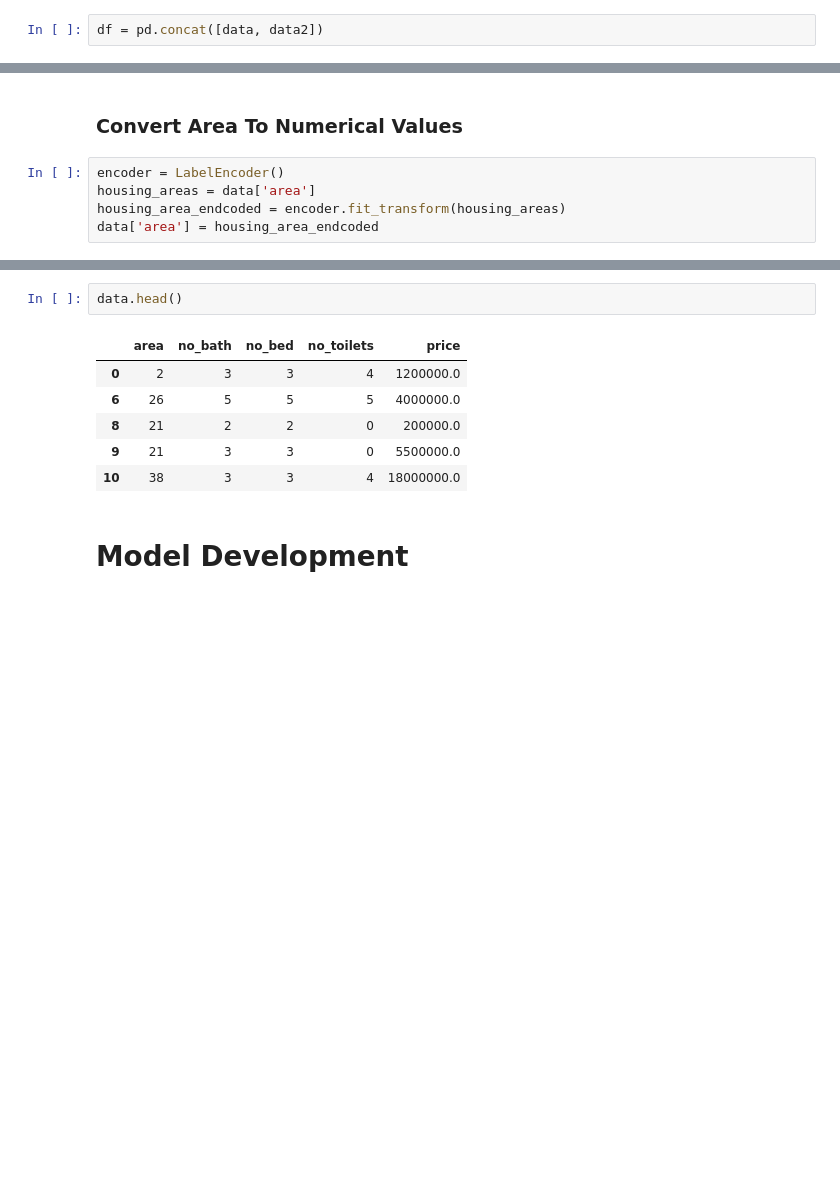
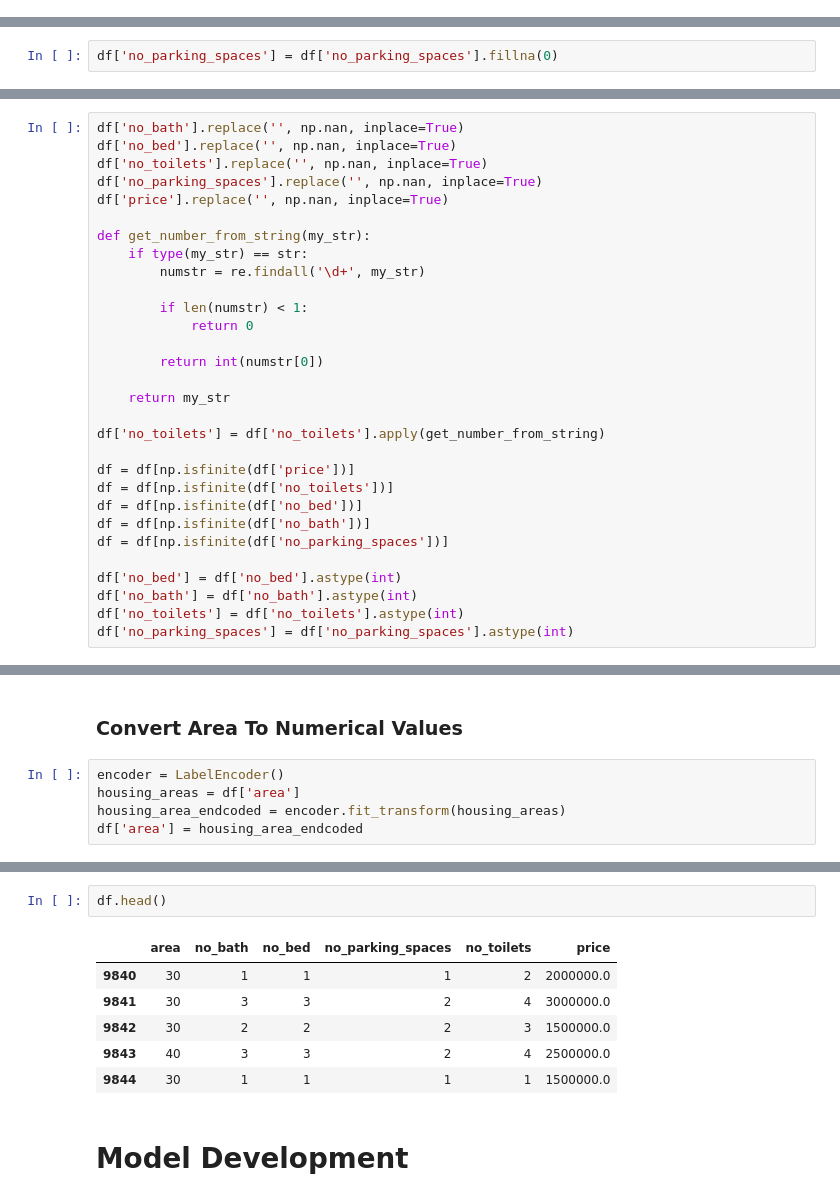
Before and after one commit to victorlenerd/lagos_housing, a Jupyter notebook: lagos_housing.ipynb, the cells around one changed output, grey strips where cells are left out. Cells and saved outputs as stored; diff of their text form; blank space fills up the shorter version.

```diff
--- a/lagos_housing.ipynb
+++ b/lagos_housing.ipynb
@@ -75,2 +53,0 @@ data2.tail()
-# %%
-df = pd.concat([data, data2])
@@ -179,0 +180,2 @@ data.describe()
+# %%
+df['no_parking_spaces'] = df['no_parking_spaces'].fillna(0)
@@ -179,0 +186,30 @@ data.describe()
+# %%
+df['no_bath'].replace('', np.nan, inplace=True)
+df['no_bed'].replace('', np.nan, inplace=True)
+df['no_toilets'].replace('', np.nan, inplace=True)
+df['no_parking_spaces'].replace('', np.nan, inplace=True)
+df['price'].replace('', np.nan, inplace=True)
+
+def get_number_from_string(my_str):
+    if type(my_str) == str:
+        numstr = re.findall('\d+', my_str)
+
+        if len(numstr) < 1:
+            return 0
+
+        return int(numstr[0])
+
+    return my_str
+
+df['no_toilets'] = df['no_toilets'].apply(get_number_from_string)
+
+df = df[np.isfinite(df['price'])]
+df = df[np.isfinite(df['no_toilets'])]
+df = df[np.isfinite(df['no_bed'])]
+df = df[np.isfinite(df['no_bath'])]
+df = df[np.isfinite(df['no_parking_spaces'])]
+
+df['no_bed'] = df['no_bed'].astype(int)
+df['no_bath'] = df['no_bath'].astype(int)
+df['no_toilets'] = df['no_toilets'].astype(int)
+df['no_parking_spaces'] = df['no_parking_spaces'].astype(int)
@@ -248,9 +332,9 @@ less_than_one_bed
 ### Convert Area To Numerical Values
 # %%
 encoder = LabelEncoder()
-housing_areas = data['area']
+housing_areas = df['area']
 housing_area_endcoded = encoder.fit_transform(housing_areas)
-data['area'] = housing_area_endcoded
+df['area'] = housing_area_endcoded
 # %%
 encoder.classes_
 # %% [output]
@@ -265,12 +349,12 @@ array([u'Abule Egba', u'Agege', u'Ajah', u'Ajaokuta', u'Alimosho',
 # %%
-data.head()
+df.head()
 # %% [output]
-|  | area | no_bath | no_bed | no_toilets | price |
-| 0 | 2 | 3 | 3 | 4 | 1200000.0 |
-| 6 | 26 | 5 | 5 | 5 | 4000000.0 |
-| 8 | 21 | 2 | 2 | 0 | 200000.0 |
-| 9 | 21 | 3 | 3 | 0 | 5500000.0 |
-| 10 | 38 | 3 | 3 | 4 | 18000000.0 |
+|  | area | no_bath | no_bed | no_parking_spaces | no_toilets | price |
+| 9840 | 30 | 1 | 1 | 1 | 2 | 2000000.0 |
+| 9841 | 30 | 3 | 3 | 2 | 4 | 3000000.0 |
+| 9842 | 30 | 2 | 2 | 2 | 3 | 1500000.0 |
+| 9843 | 40 | 3 | 3 | 2 | 4 | 2500000.0 |
+| 9844 | 30 | 1 | 1 | 1 | 1 | 1500000.0 |
 # %% [markdown]
 # Model Development
 # %% [markdown]
```
Also changed, not shown: parts of 27 cells of this notebook, 1 other file.
